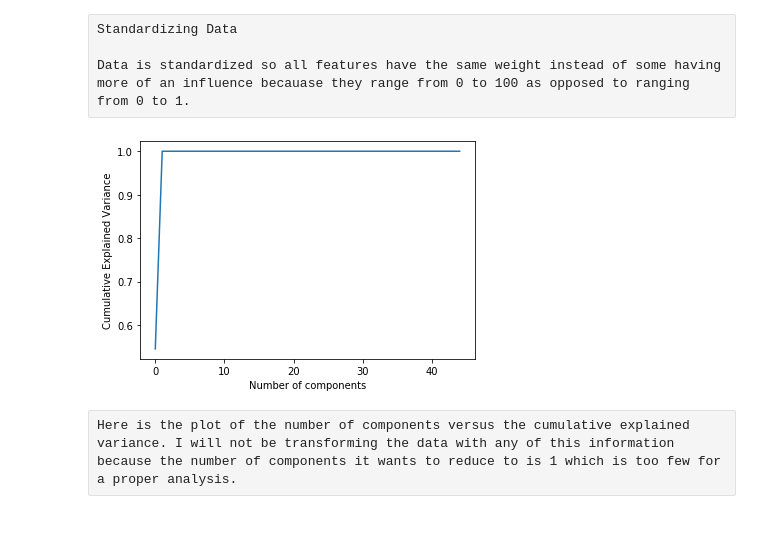
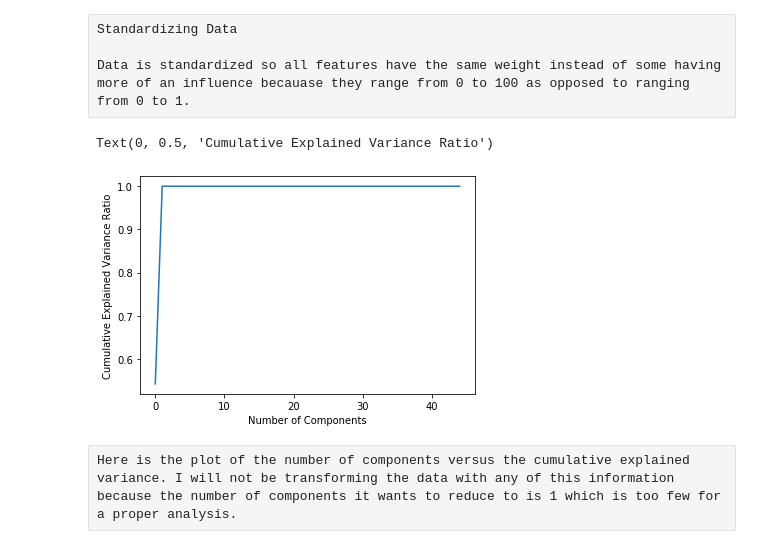
Before and after one commit to seguln36/Capstone-2, a Jupyter notebook: Machine Learning/Modeling.ipynb, the cells around one changed output. Drawn from its saved outputs; the diff is of its cells as text; code cells hidden in the pictures.

```diff
--- a/Machine Learning/Modeling.ipynb
+++ b/Machine Learning/Modeling.ipynb
@@ -65,15 +68,15 @@ X_test = scaler.transform(X_test)
 # %%
 from sklearn.decomposition import PCA
 pca = PCA()
 pca.fit(X_train)
 features = range(pca.n_components_)
 
-plt.plot(np.cumsum(pca.explained_variance_ratio_))
-plt.xlabel('Number of components')
-plt.ylabel('Cumulative Explained Variance')
-plt.show()
+plt.plot(pca.explained_variance_ratio_.cumsum())
+plt.xlabel('Number of Components')
+plt.ylabel('Cumulative Explained Variance Ratio')
 # %% [output]
+Text(0, 0.5, 'Cumulative Explained Variance Ratio')
-[figure, old version]
+[figure, new version]
 # %% [raw]
 Here is the plot of the number of components versus the cumulative explained variance. I will not be transforming the data with any of this information  because the number of components it wants to reduce to is 1 which is too few for a proper analysis.
 # %% [raw]
```
Also changed, not shown: parts of 23 cells of this notebook.
